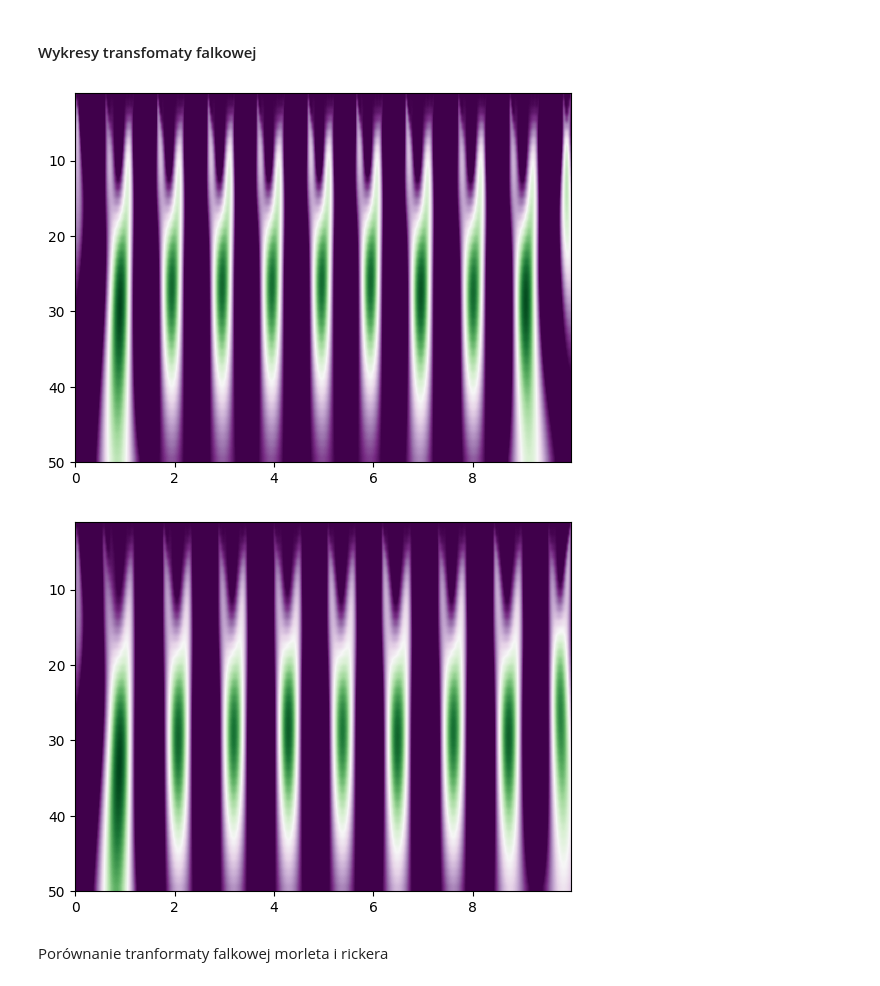
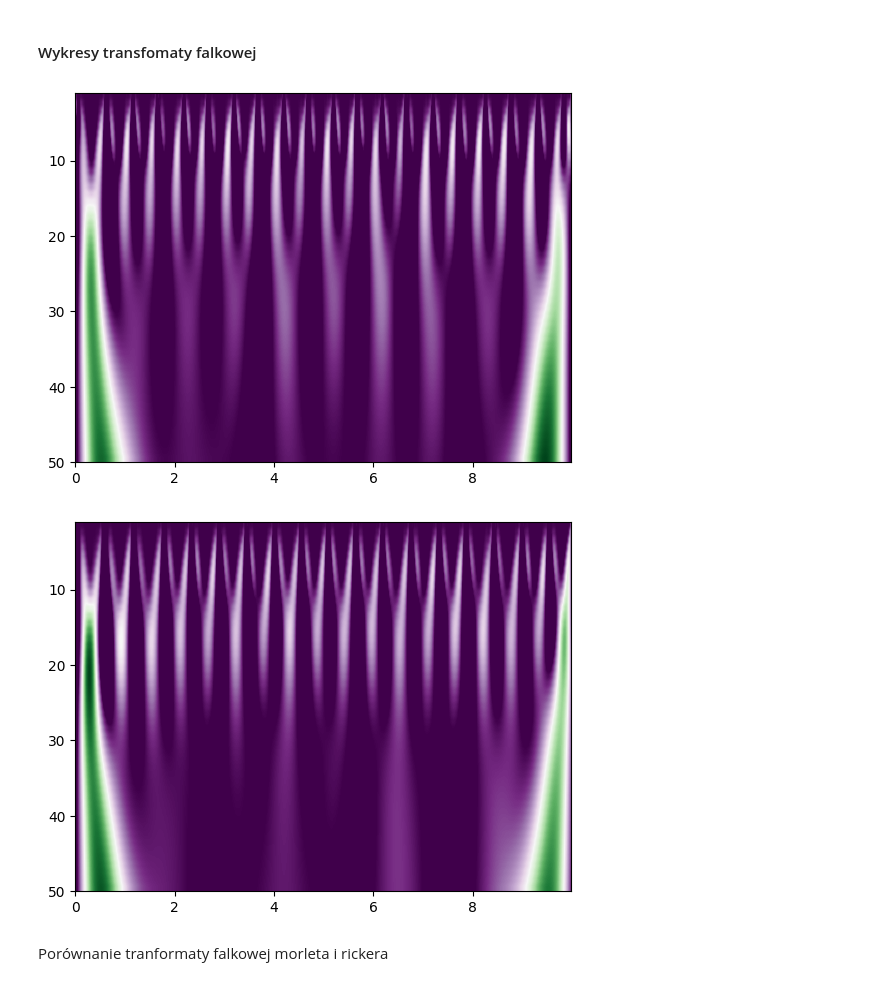
Before and after one commit to kaczmarekkacper/Parkinson-resnet, a Jupyter notebook: Parkinson.ipynb, the cells around one changed output. Drawn from its saved outputs; the diff is of its cells as text; code cells hidden in the pictures.

```diff
--- a/Parkinson.ipynb
+++ b/Parkinson.ipynb
@@ -209,37 +209,39 @@ plt.savefig("plots/wavelet-type-morlet.pdf", format="pdf", bbox_inches="tight")
 # %%
 import matplotlib.pyplot as plt
 from scipy import signal
 import numpy as np
 
 healthy_patient_id = "GaCo16"
 parkinson_patient_id = "GaPt26"
 
 healthy_record = records[healthy_patient_id]["data1"]
 parkinson_record = records[parkinson_patient_id]["data1"]
 
 sample_number = 1000
 
-y_healthy = healthy_record.Force_Left.head(sample_number)
+y_healthy = healthy_record.Force_Left.head(sample_number) - healthy_record.Force_Right.head(sample_number)
+y_healthy = y_healthy.abs()
 x_healthy = healthy_record.Time.head(sample_number)
 
-y_parkinson = parkinson_record.Force_Left.head(sample_number)
+y_parkinson = parkinson_record.Force_Left.head(sample_number) - parkinson_record.Force_Right.head(sample_number)
+y_parkinson = y_parkinson.abs()
 x_parkinson = parkinson_record.Time.head(sample_number)
 
 width = 50
 widths = np.arange(1, width)
 cwtmatr = signal.cwt(y_healthy, signal.ricker, widths, dtype='float64')
 plt.figure()
 plt.imshow(cwtmatr, extent=[0, x_healthy.values[-1], width, 1], cmap='PRGn', aspect='auto', vmax=abs(cwtmatr).max(), vmin=abs(cwtmatr).min())
 plt.savefig("plots/healthy-wavelet.pdf", format="pdf", bbox_inches="tight")
 
 widths = np.arange(1, width)
 cwtmatr = signal.cwt(y_parkinson, signal.ricker, widths, dtype='float64')
 plt.figure()
 plt.imshow(cwtmatr, extent=[0, x_parkinson.values[-1], width, 1], cmap='PRGn', aspect='auto', vmax=abs(cwtmatr).max(), vmin=abs(cwtmatr).min())
 plt.savefig("plots/parkinson-wavelet.pdf", format="pdf", bbox_inches="tight")
 # %% [output]
-[figure, old version]
+[figure, new version]
-[figure, old version]
+[figure, new version]
 # %% [markdown]
 Porównanie tranformaty falkowej morleta i rickera
 # %%
```
Also changed, not shown: parts of 3 cells of this notebook, 4 other files.
